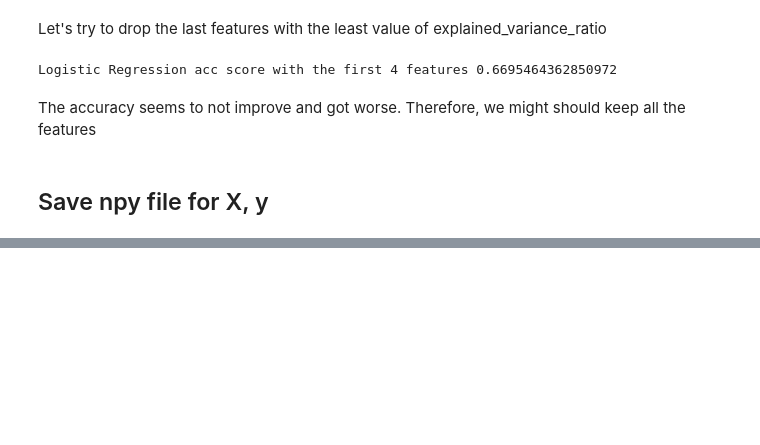
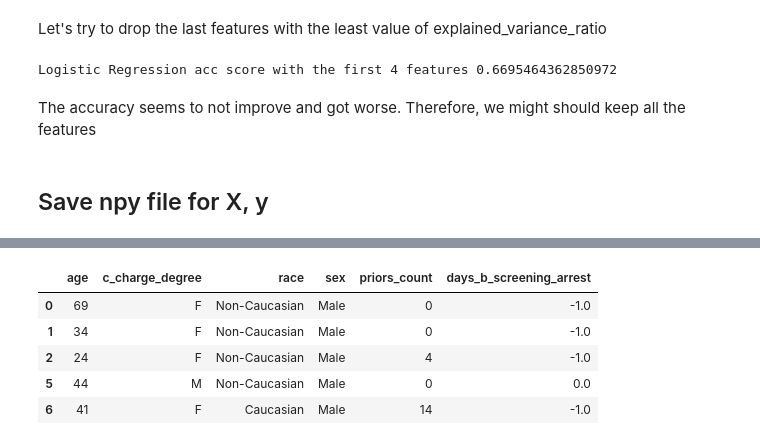
Before and after one commit to SimonCao1207/DataExplore, a Jupyter notebook: compas_analysis.ipynb, the cells around one changed output, grey strips where cells are left out. Drawn from its saved outputs; the diff is of its cells as text; code cells hidden in the pictures; blank space fills up the shorter version.

```diff
--- a/compas_analysis.ipynb
+++ b/compas_analysis.ipynb
@@ -371,0 +394,13 @@ The accuracy seems to not improve and got worse. Therefore, we might should keep
+# %%
+pd.options.mode.chained_assignment = None
+
+# Change race to only 2 groups 'Caucasian' and 'Non-Caucasian'
+X.loc[X.race != 'Caucasian', 'race'] = 'Non-Caucasian'
+X.head()
+# %% [output]
+|  | age | c_charge_degree | race | sex | priors_count | days_b_screening_arrest |
+| 0 | 69 | F | Non-Caucasian | Male | 0 | -1.0 |
+| 1 | 34 | F | Non-Caucasian | Male | 0 | -1.0 |
+| 2 | 24 | F | Non-Caucasian | Male | 4 | -1.0 |
+| 5 | 44 | M | Non-Caucasian | Male | 0 | 0.0 |
+| 6 | 41 | F | Caucasian | Male | 14 | -1.0 |
```
Also changed, not shown: parts of 14 cells of this notebook.
